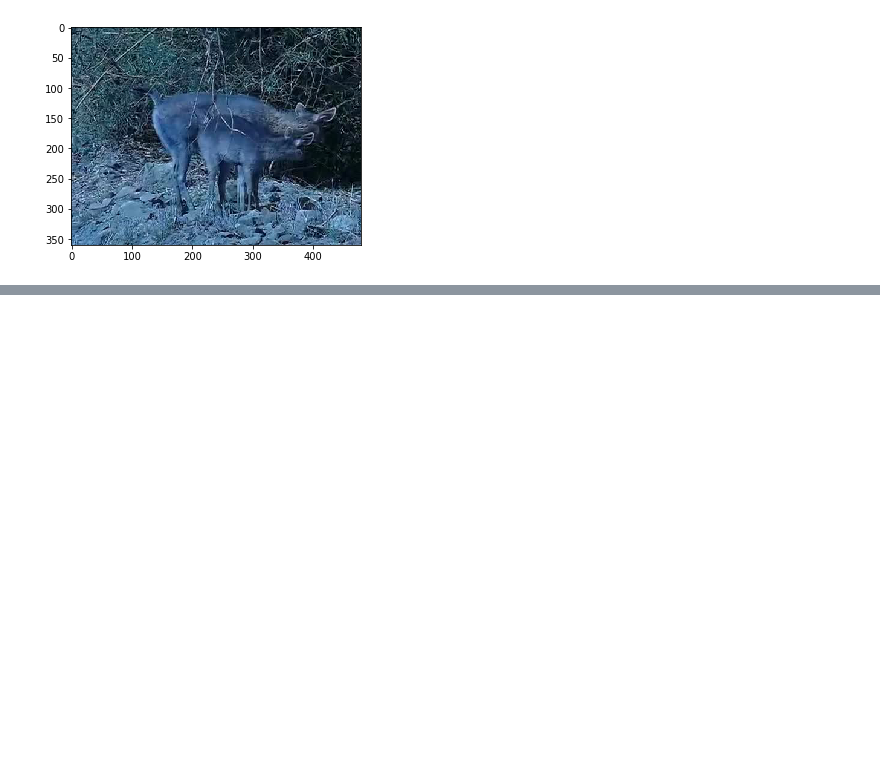
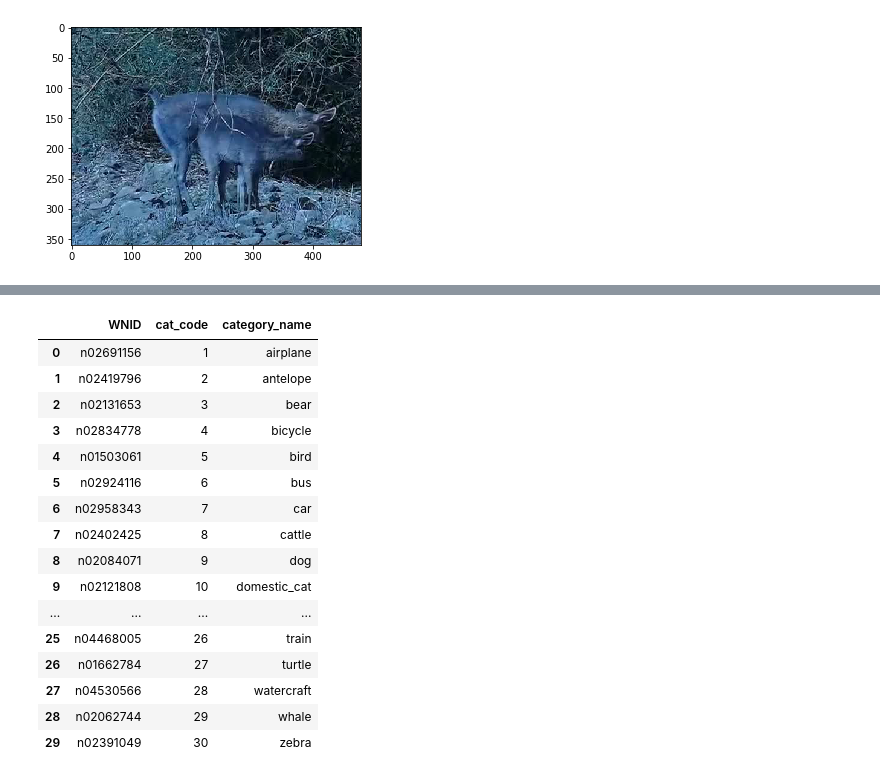
Before and after one commit to shravankale/locem, a Jupyter notebook: yolo_v1_pytorch/Untitled.ipynb, the cells around one changed output, grey strips where cells are left out. Saved outputs shown, nothing was run; the diff lists cells and outputs as text; code cells hidden in the pictures; blank space fills up the shorter version.

```diff
--- a/yolo_v1_pytorch/Untitled.ipynb
+++ b/yolo_v1_pytorch/Untitled.ipynb
@@ -104,0 +194,21 @@ plt.imshow(i1)
+# %%
+import pandas as pd
+pd.read_pickle("../data/map_vid.pkl")
+# %% [output]
+|  | WNID | cat_code | category_name |
+| 0 | n02691156 | 1 | airplane |
+| 1 | n02419796 | 2 | antelope |
+| 2 | n02131653 | 3 | bear |
+| 3 | n02834778 | 4 | bicycle |
+| 4 | n01503061 | 5 | bird |
+| 5 | n02924116 | 6 | bus |
+| 6 | n02958343 | 7 | car |
+| 7 | n02402425 | 8 | cattle |
+| 8 | n02084071 | 9 | dog |
+| 9 | n02121808 | 10 | domestic_cat |
+| ... | ... | ... | ... |
+| 25 | n04468005 | 26 | train |
+| 26 | n01662784 | 27 | turtle |
+| 27 | n04530566 | 28 | watercraft |
+| 28 | n02062744 | 29 | whale |
+| 29 | n02391049 | 30 | zebra |
```
Also changed, not shown: parts of 15 cells of this notebook, 13 other files.
